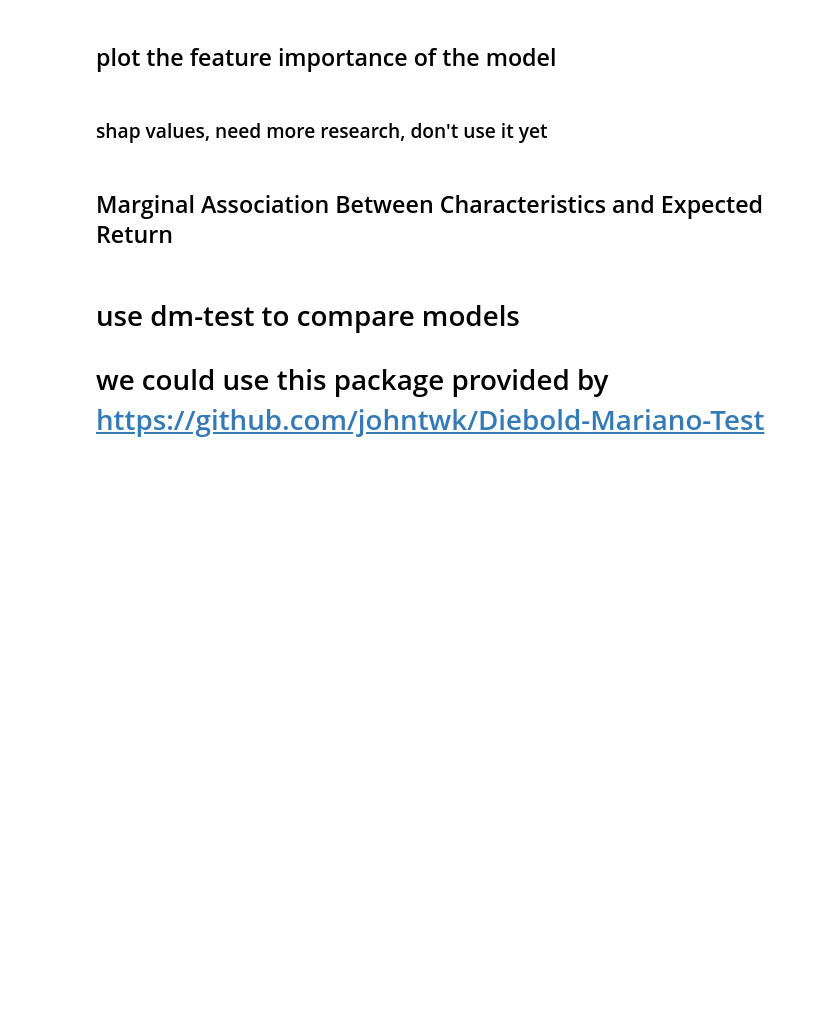
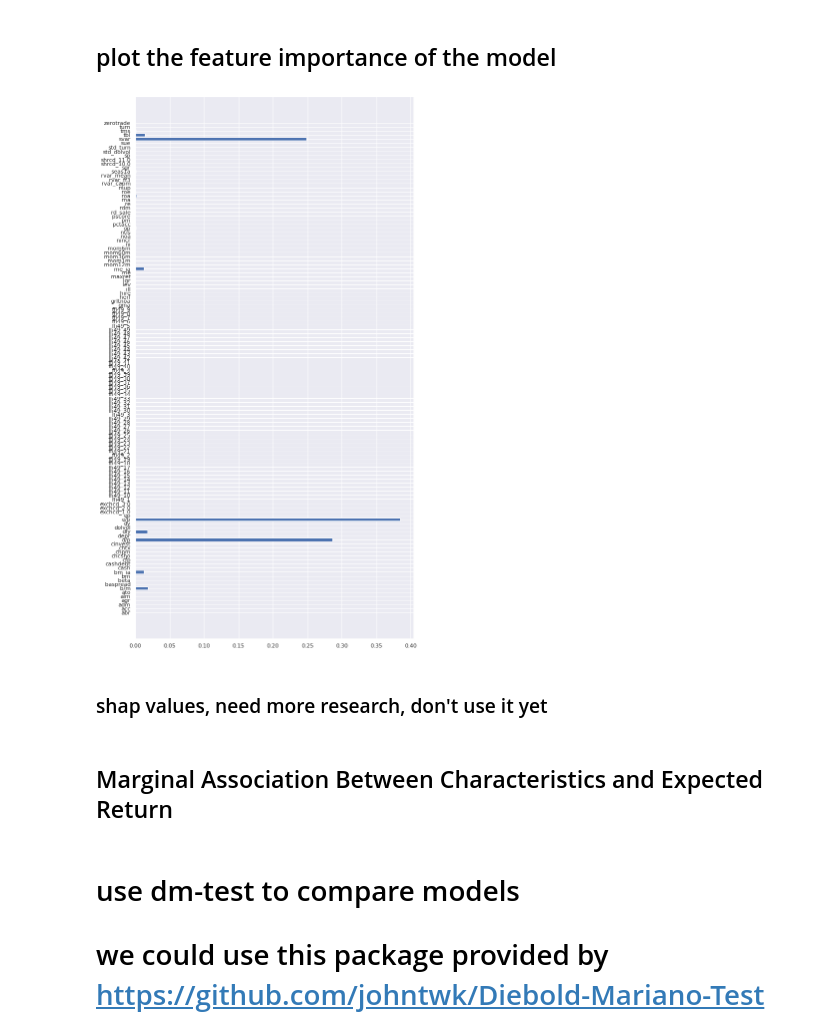
Before and after one commit to shh128/Summer-project-ML, a Jupyter notebook: gbrt.ipynb, the cells around one changed output. Saved outputs shown, nothing was run; the diff lists cells and outputs as text; code cells hidden in the pictures; blank space fills up the shorter version.

Commit message:
fixed r2_oos_reduction part of get_res() function and other issues

```diff
--- a/gbrt.ipynb
+++ b/gbrt.ipynb
@@ -338,7 +338,7 @@ class GBRT_Reg:
         #      CV result(R2_OOS)(Mean cross-validated score of the best_estimator), CV result(MSE)
         res.append([self._train_end_year, _y_pred, self._y_test, reg.best_params_, pred_r2_score, reg.best_score_, reg.cv_results_['mean_test_mse']])
 
-        for feature in features:
+        for feature in total_feature_name:
             if feature in normal_features:
                 new_X_test = self._X_test.copy(deep=True)
                 new_X_test[feature] = 0
@@ -443,5 +443,8 @@ if __name__ == '__main__':
         result.append(tmp_result)
         r2_oos_df = pd.concat([r2_oos_df, tmp_r2oos_reduction_df])
     res_cols = tmp_mod.result_cols
-    result_df = pd.DataFrame(result, columns=res_cols)
+    # result_df = pd.DataFrame(result, columns=res_cols)
+    result_df = pd.DataFrame()
+    for i in range(len(result)):
+        result_df = pd.concat([result_df, pd.DataFrame(result[i], columns=res_cols)])
 # %% [output]
@@ -456,8 +522,10 @@ r2_oos_df.to_csv('gbrt_r2oos_reduction.csv')
 # %% [markdown]
 ## plot the feature importance of the model
 # %%
-r2_reduction_mean = r2_oos_df.groupby(index=0)['R2OOS_Normalized'].mean()
+r2_reduction_mean = r2_oos_df.groupby(level=0)['R2OOS_Normalized'].mean()
 plt.figure(figsize=(10, 20))
-plt.barh(r2_reduction_mean.index, r2_reduction_mean['R2OOS_Normalized'])
+plt.barh(r2_reduction_mean.index, r2_reduction_mean)
 plt.show()
+# %% [output]
+[figure, added]
 # %%
```
Also changed, not shown: parts of 6 cells of this notebook.
